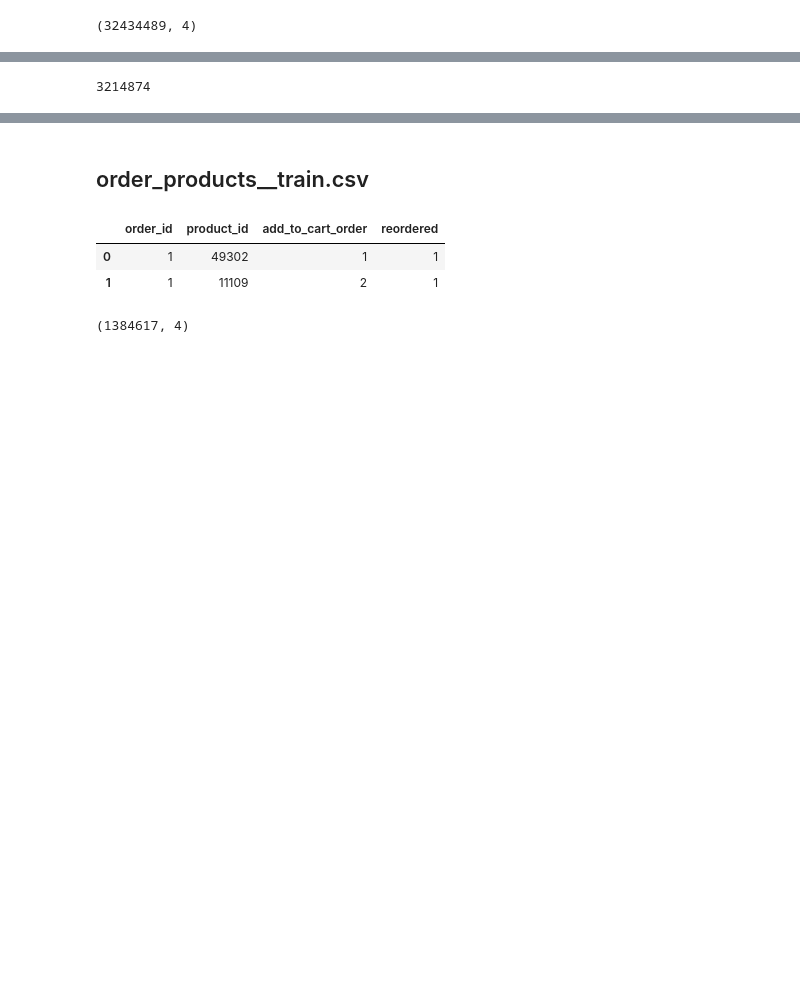
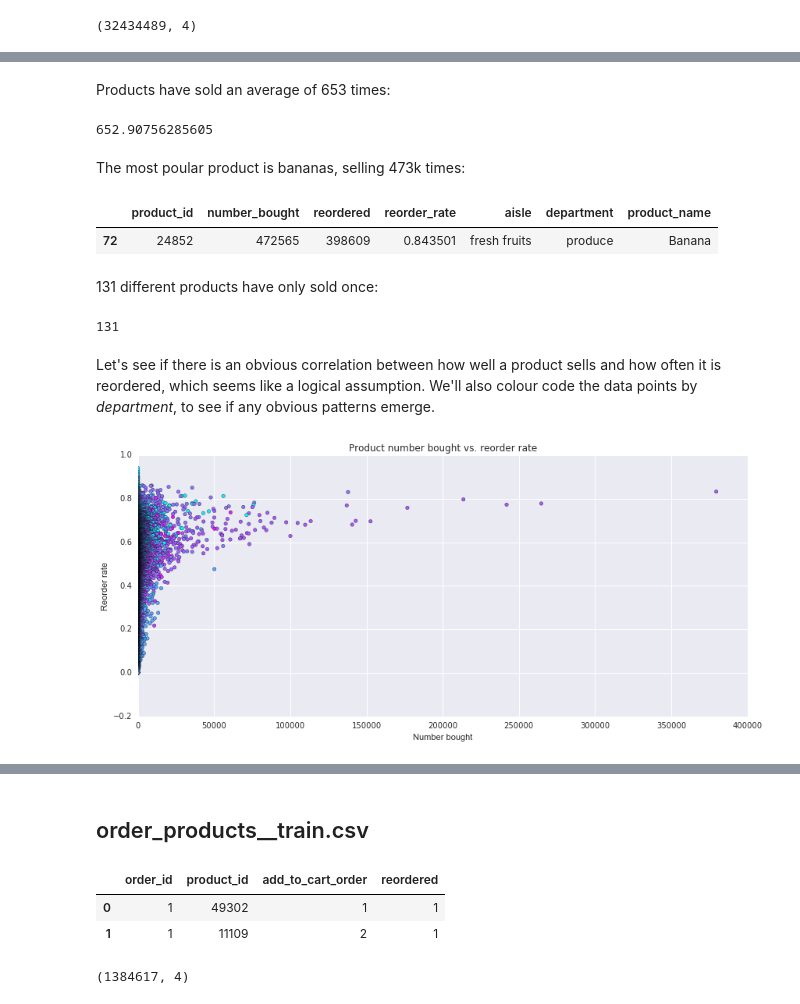
Before and after one commit to Harikant1707/kaggle_instacart, a Jupyter notebook: data_exploration.ipynb, the cells around one changed output, grey strips where cells are left out. Cells and saved outputs as stored; diff of their text form; code cells hidden in the pictures; blank space fills up the shorter version.

```diff
--- a/data_exploration.ipynb
+++ b/data_exploration.ipynb
@@ -161,4 +256,45 @@ plt.show()
-# %%
-len(opp.order_id.unique())
-# %% [output]
-3214874
+# %% [markdown]
+Products have sold an average of 653 times:
+# %%
+product_df['number_bought'].mean()
+# %% [output]
+652.90756285605
+# %% [markdown]
+The most poular product is bananas, selling 473k times:
+# %%
+product_df[product_df['number_bought']==product_df['number_bought'].max()]
+# %% [output]
+|  | product_id | number_bought | reordered | reorder_rate | aisle | department | product_name |
+| 72 | 24852 | 472565 | 398609 | 0.843501 | fresh fruits | produce | Banana |
+# %% [markdown]
+131 different products have only sold once:
+# %%
+product_df[product_df['number_bought']==1]['number_bought'].count()
+# %% [output]
+131
+# %% [markdown]
+Let's see if there is an obvious correlation between how well a product sells and how often it is reordered, which seems like a logical assumption. We'll also colour code the data points by *department*, to see if any obvious patterns emerge.
+# %%
+# Create colour field in dataframe with integers representing each department.
+
+# Create colour mapping
+depts = product_df['department'].unique()
+colours = {}
+for dept in range(len(depts)):
+    colours[depts[dept]]=dept
+
+# Apply colour mapping to dataframe
+for row in range(len(product_df)):
+    product_df.loc[row, 'colour']=colours[product_df.loc[row, 'department']]
+
+# Plot the number sold against the reorder rate, as a scatter plot.
+plt.figure(num=3,figsize=(14,6))
+plt.scatter(x=product_df['number_bought'], y=product_df['reorder_rate'], c=product_df['colour'], cmap=plt.cm.cool)
+plt.xlabel('Number bought')
+plt.ylabel('Reorder rate')
+plt.title('Product number bought vs. reorder rate')
+plt.ticklabel_format(style='plain')
+plt.xlim(0,400000)
+plt.show()
+# %% [output]
+[figure, added]
```
Also changed, not shown: parts of 51 cells of this notebook.
